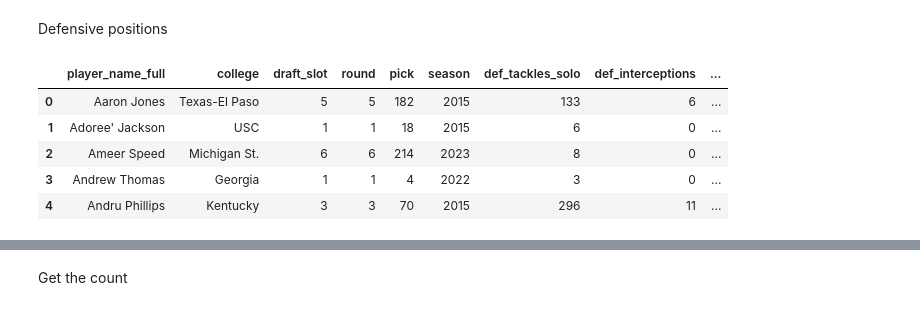
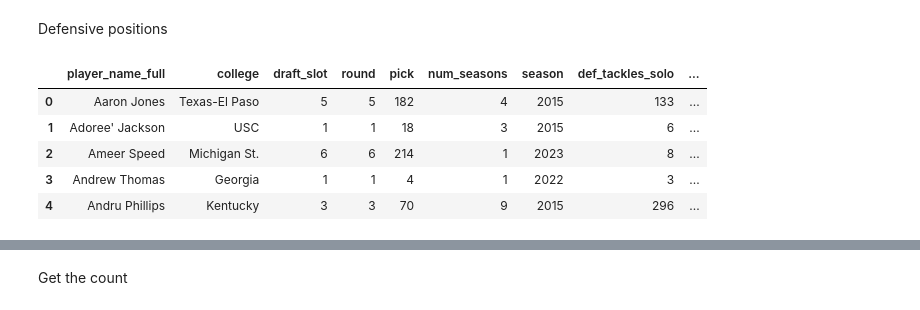
Before and after one commit to eauy27/STA141B-Group-26, a Jupyter notebook: SQL_NFLdata.ipynb, the cells around one changed output, grey strips where cells are left out. Drawn from its saved outputs; the diff is of its cells as text; code cells hidden in the pictures.

```diff
--- a/SQL_NFLdata.ipynb
+++ b/SQL_NFLdata.ipynb
@@ -301,37 +301,37 @@ query = """ SELECT t.player_name_full,
                     t.college,
                     t.draft_slot,
                     t.round,
                     t.pick,
+                    COUNT(t.player_name_full) AS num_seasons,
 
                     m.season,
 
                     -- TOTAL TACKLES
                     t.def_tackles_solo,
 
                     -- TOTAL INTERCEPTIONS
                     t.def_interceptions,
 
                     -- TOTAL PASSES DEFENDED
                     t.def_pass_defended,
 
                     -- TOTAL SACKS
                     t.def_sacks,
 
                     -- TOTAL TACKLES FOR LOSS
                     t.def_tackles_for_loss
 
             FROM TOT_DB t
             JOIN master m ON m.player_id = t.player_id
 
             GROUP BY t.player_name_full
         """
 
 df_DB = pd.read_sql(query,db)
-df_DB.head()
 # %% [output]
-|  | player_name_full | college | draft_slot | round | pick | season | def_tackles_solo | def_interceptions | ... |
-| 0 | Aaron Jones | Texas-El Paso | 5 | 5 | 182 | 2015 | 133 | 6 | ... |
-| 1 | Adoree' Jackson | USC | 1 | 1 | 18 | 2015 | 6 | 0 | ... |
-| 2 | Ameer Speed | Michigan St. | 6 | 6 | 214 | 2023 | 8 | 0 | ... |
-| 3 | Andrew Thomas | Georgia | 1 | 1 | 4 | 2022 | 3 | 0 | ... |
-| 4 | Andru Phillips | Kentucky | 3 | 3 | 70 | 2015 | 296 | 11 | ... |
+|  | player_name_full | college | draft_slot | round | pick | num_seasons | season | def_tackles_solo | ... |
+| 0 | Aaron Jones | Texas-El Paso | 5 | 5 | 182 | 4 | 2015 | 133 | ... |
+| 1 | Adoree' Jackson | USC | 1 | 1 | 18 | 3 | 2015 | 6 | ... |
+| 2 | Ameer Speed | Michigan St. | 6 | 6 | 214 | 1 | 2023 | 8 | ... |
+| 3 | Andrew Thomas | Georgia | 1 | 1 | 4 | 1 | 2022 | 3 | ... |
+| 4 | Andru Phillips | Kentucky | 3 | 3 | 70 | 9 | 2015 | 296 | ... |
```
Also changed, not shown: parts of 13 cells of this notebook.
